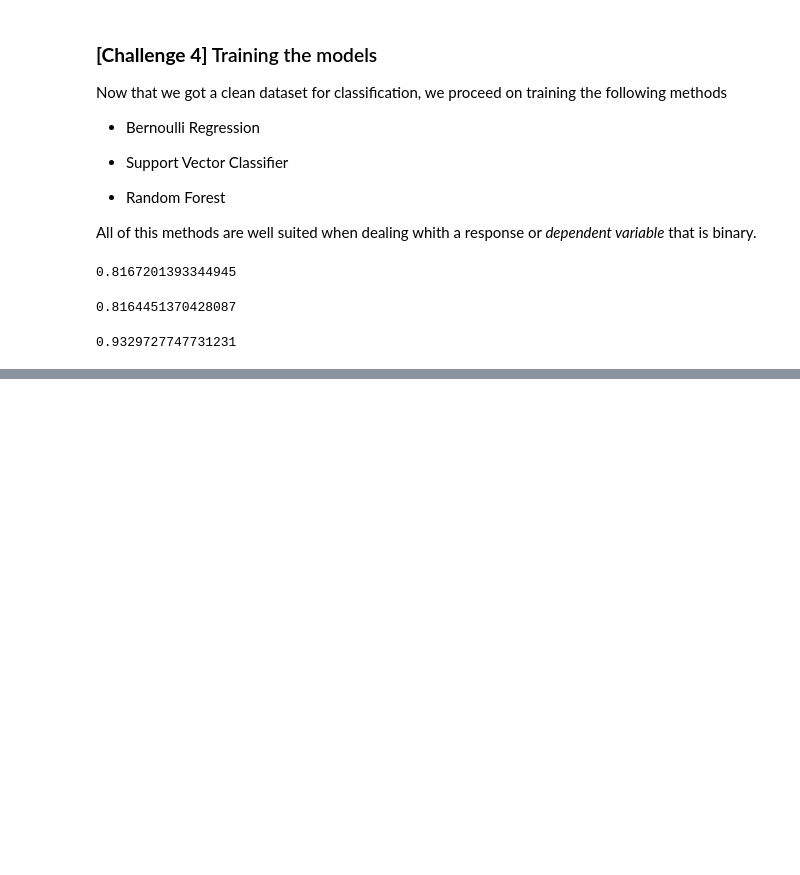
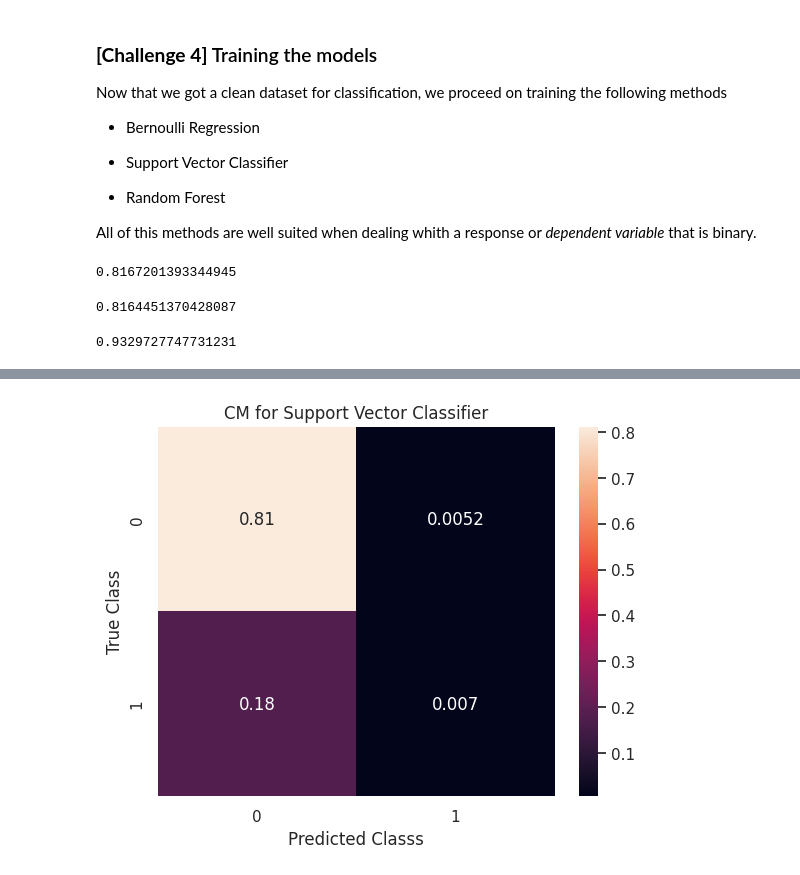
Before and after one commit to emilianomm/desafio-latam-emm, a Jupyter notebook: solution.ipynb, the cells around one changed output, grey strips where cells are left out. Cells and saved outputs as stored; diff of their text form; code cells hidden in the pictures; blank space fills up the shorter version.

```diff
--- a/solution.ipynb
+++ b/solution.ipynb
@@ -563,0 +634,6 @@ accuracy_score(y_true=y_train, y_pred=fitted_rf)
+# %%
+# Plot CM for Bernoulli Regression
+cm_plt_2 = sns.heatmap(cm_svc, annot=True).set(title='CM for Support Vector Classifier',
+ylabel='True Class', xlabel='Predicted Classs')
+# %% [output]
+[figure, added]
```
Also changed, not shown: parts of 11 cells of this notebook.
